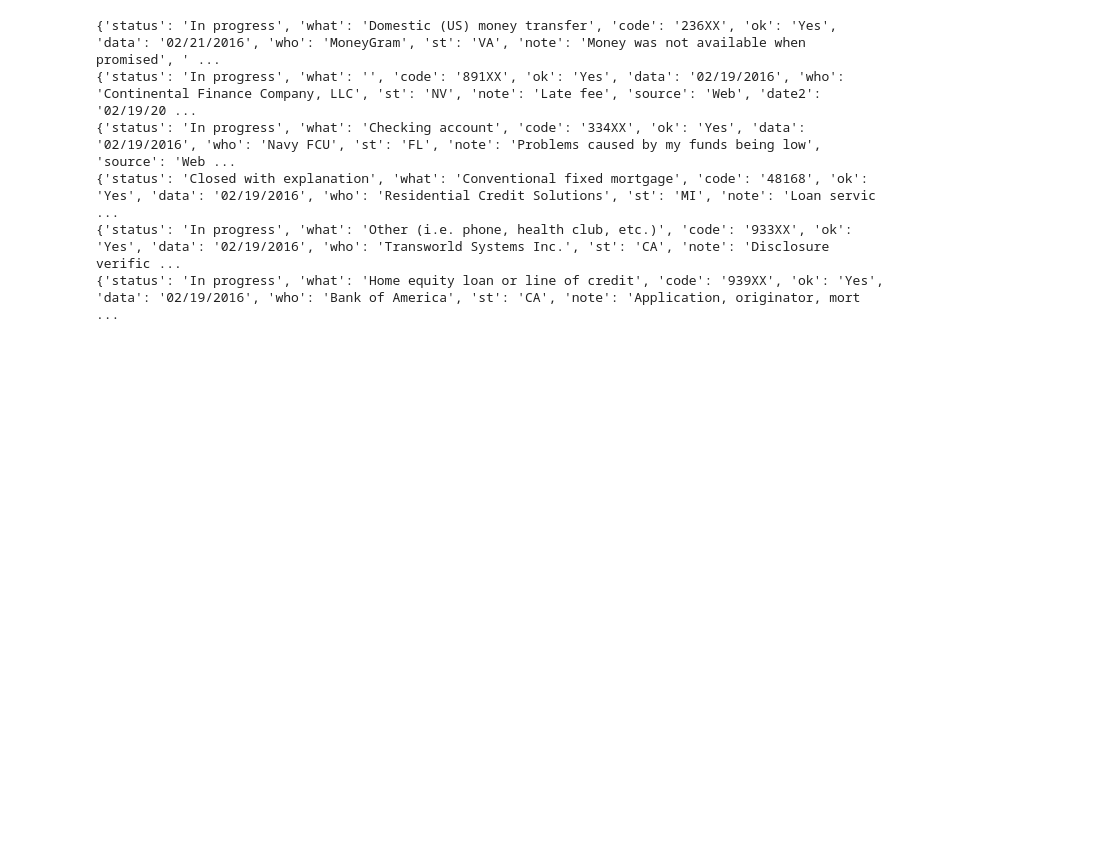
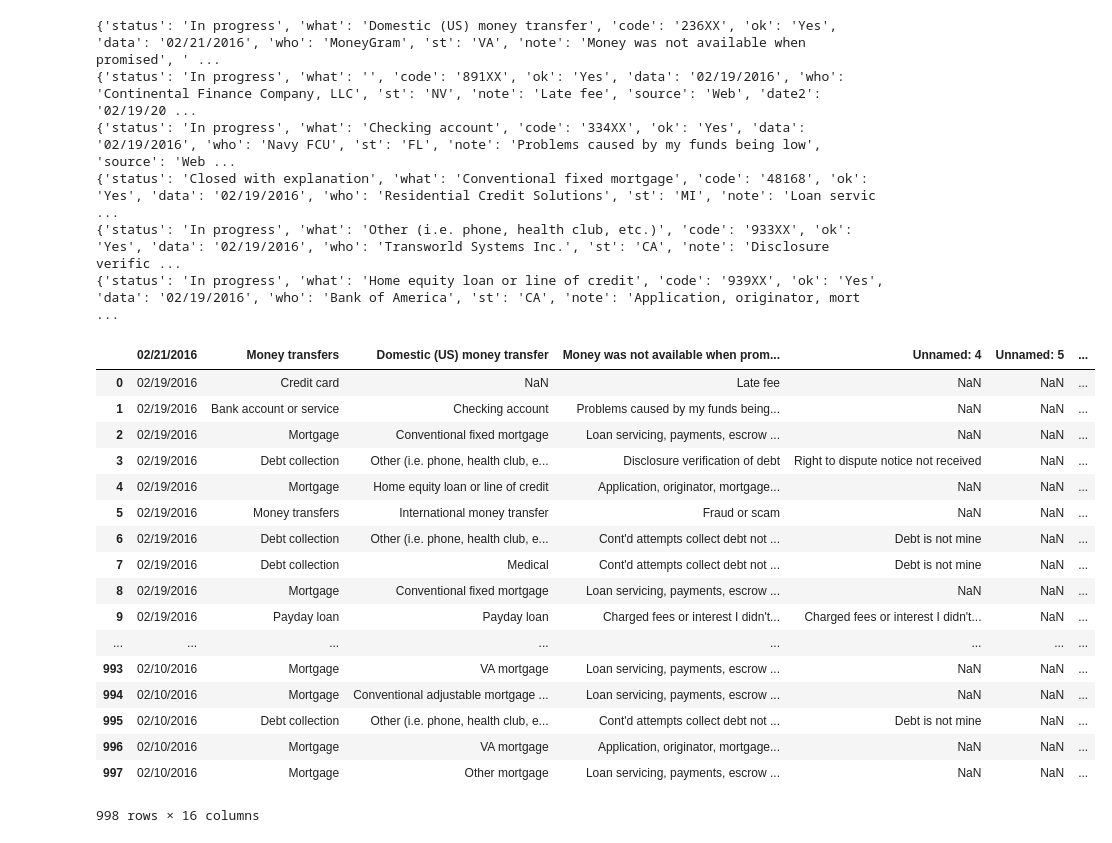
Before and after one commit to mggaddis/PythonSelfStudy, a Jupyter notebook: brianray/Week 2.ipynb, the cells around one changed output. Saved outputs shown, nothing was run; the diff lists cells and outputs as text; code cells hidden in the pictures; blank space fills up the shorter version.

```diff
--- a/brianray/Week 2.ipynb
+++ b/brianray/Week 2.ipynb
@@ -43,3 +43,24 @@ for a in reader: print a
 {'status': 'Closed with explanation', 'what': 'Conventional fixed mortgage', 'code': '48168', 'ok': 'Yes', 'data': '02/19/2016', 'who': 'Residential Credit Solutions', 'st': 'MI', 'note': 'Loan servic ...
 {'status': 'In progress', 'what': 'Other (i.e. phone, health club, etc.)', 'code': '933XX', 'ok': 'Yes', 'data': '02/19/2016', 'who': 'Transworld Systems Inc.', 'st': 'CA', 'note': 'Disclosure verific ...
 {'status': 'In progress', 'what': 'Home equity loan or line of credit', 'code': '939XX', 'ok': 'Yes', 'data': '02/19/2016', 'who': 'Bank of America', 'st': 'CA', 'note': 'Application, originator, mort ...
+# %%
+df
+# %% [output]
+|  | 02/21/2016 | Money transfers | Domestic (US) money transfer | Money was not available when prom... | Unnamed: 4 | Unnamed: 5 | ... |
+| 0 | 02/19/2016 | Credit card | NaN | Late fee | NaN | NaN | ... |
+| 1 | 02/19/2016 | Bank account or service | Checking account | Problems caused by my funds being... | NaN | NaN | ... |
+| 2 | 02/19/2016 | Mortgage | Conventional fixed mortgage | Loan servicing, payments, escrow ... | NaN | NaN | ... |
+| 3 | 02/19/2016 | Debt collection | Other (i.e. phone, health club, e... | Disclosure verification of debt | Right to dispute notice not received | NaN | ... |
+| 4 | 02/19/2016 | Mortgage | Home equity loan or line of credit | Application, originator, mortgage... | NaN | NaN | ... |
+| 5 | 02/19/2016 | Money transfers | International money transfer | Fraud or scam | NaN | NaN | ... |
+| 6 | 02/19/2016 | Debt collection | Other (i.e. phone, health club, e... | Cont'd attempts collect debt not ... | Debt is not mine | NaN | ... |
+| 7 | 02/19/2016 | Debt collection | Medical | Cont'd attempts collect debt not ... | Debt is not mine | NaN | ... |
+| 8 | 02/19/2016 | Mortgage | Conventional fixed mortgage | Loan servicing, payments, escrow ... | NaN | NaN | ... |
+| 9 | 02/19/2016 | Payday loan | Payday loan | Charged fees or interest I didn't... | Charged fees or interest I didn't... | NaN | ... |
+| ... | ... | ... | ... | ... | ... | ... | ... |
+| 993 | 02/10/2016 | Mortgage | VA mortgage | Loan servicing, payments, escrow ... | NaN | NaN | ... |
+| 994 | 02/10/2016 | Mortgage | Conventional adjustable mortgage ... | Loan servicing, payments, escrow ... | NaN | NaN | ... |
+| 995 | 02/10/2016 | Debt collection | Other (i.e. phone, health club, e... | Cont'd attempts collect debt not ... | Debt is not mine | NaN | ... |
+| 996 | 02/10/2016 | Mortgage | VA mortgage | Application, originator, mortgage... | NaN | NaN | ... |
+| 997 | 02/10/2016 | Mortgage | Other mortgage | Loan servicing, payments, escrow ... | NaN | NaN | ... |
+998 rows × 16 columns
```
Also changed, not shown: parts of 17 cells of this notebook.
